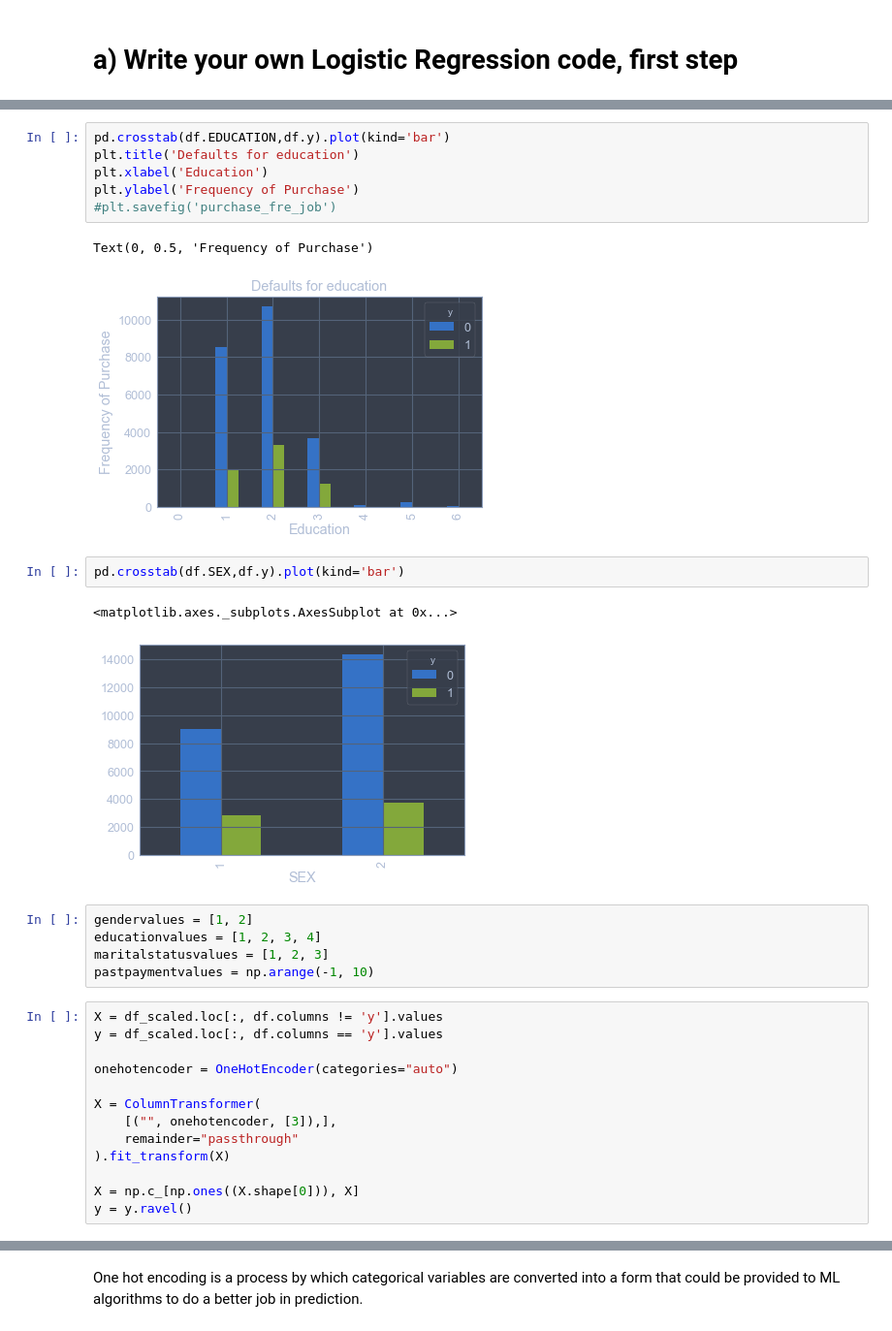
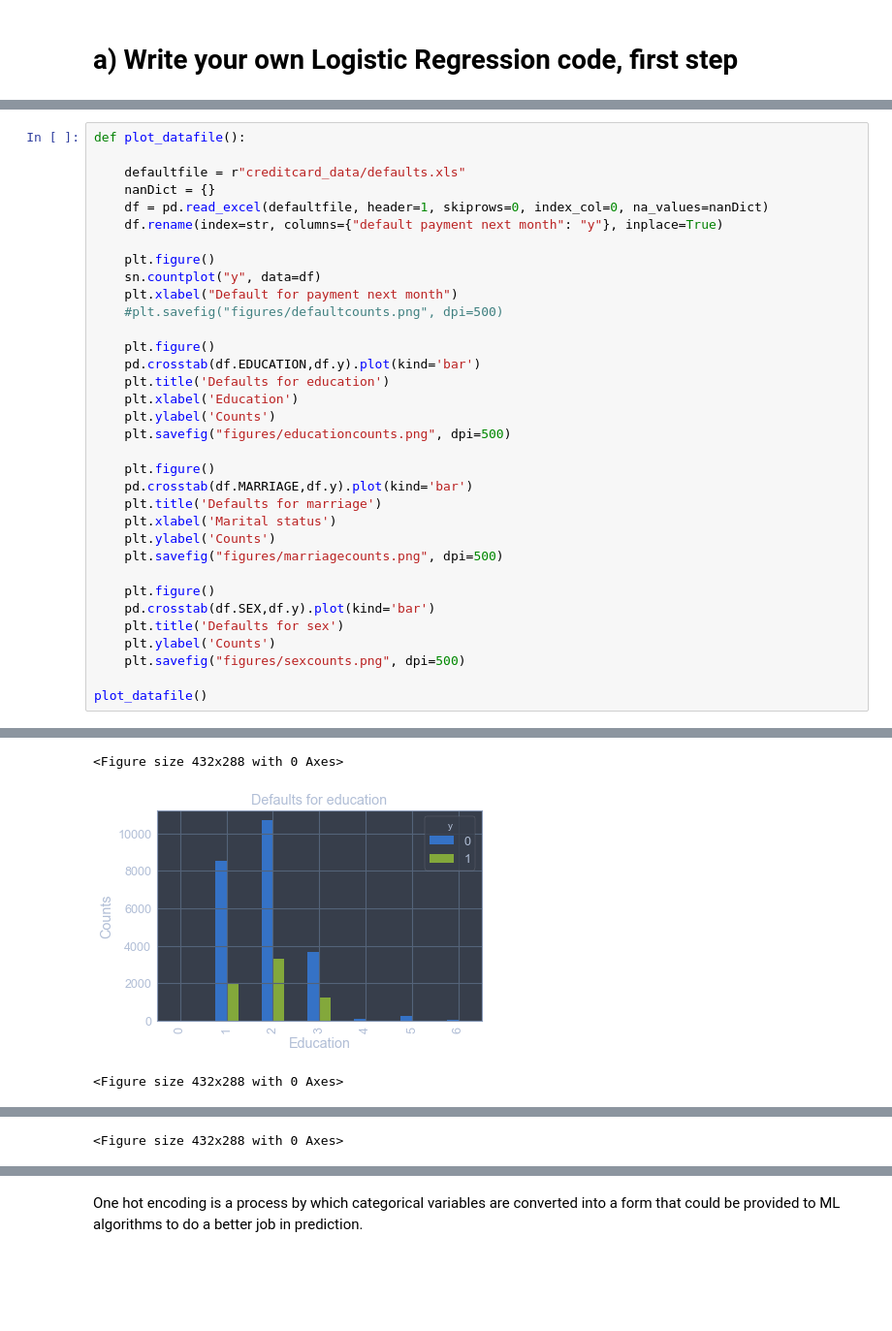
Before and after one commit to casparwb/logreg-neuralnets, a Jupyter notebook: code.ipynb, the cells around one changed output, grey strips where cells are left out. Shown: that part at 97% size. Saved outputs shown, nothing was run; the diff lists cells and outputs as text; blank space fills up the shorter version.

```diff
--- a/code.ipynb
+++ b/code.ipynb
@@ -83,32 +156,35 @@ df.groupby("y").mean()
-# %%
-pd.crosstab(df.EDUCATION,df.y).plot(kind='bar')
-plt.title('Defaults for education')
-plt.xlabel('Education')
-plt.ylabel('Frequency of Purchase')
-#plt.savefig('purchase_fre_job')
-# %% [output]
-Text(0, 0.5, 'Frequency of Purchase')
-[figure, removed]
-# %%
-pd.crosstab(df.SEX,df.y).plot(kind='bar')
-# %% [output]
-<matplotlib.axes._subplots.AxesSubplot at 0x...>
-[figure, removed]
-# %%
-gendervalues = [1, 2]
-educationvalues = [1, 2, 3, 4]
-maritalstatusvalues = [1, 2, 3]
-pastpaymentvalues = np.arange(-1, 10)
-# %%
-X = df_scaled.loc[:, df.columns != 'y'].values
-y = df_scaled.loc[:, df.columns == 'y'].values
-
-onehotencoder = OneHotEncoder(categories="auto")
-
-X = ColumnTransformer(
-    [("", onehotencoder, [3]),],
-    remainder="passthrough"
-).fit_transform(X)
-
-X = np.c_[np.ones((X.shape[0])), X]
-y = y.ravel()
+# %%
+def plot_datafile():
+
+    defaultfile = r"creditcard_data/defaults.xls"
+    nanDict = {}
+    df = pd.read_excel(defaultfile, header=1, skiprows=0, index_col=0, na_values=nanDict)
+    df.rename(index=str, columns={"default payment next month": "y"}, inplace=True)
+
+    plt.figure()
+    sn.countplot("y", data=df)
+    plt.xlabel("Default for payment next month")
+    #plt.savefig("figures/defaultcounts.png", dpi=500)
+
+    plt.figure()
+    pd.crosstab(df.EDUCATION,df.y).plot(kind='bar')
+    plt.title('Defaults for education')
+    plt.xlabel('Education')
+    plt.ylabel('Counts')
+    plt.savefig("figures/educationcounts.png", dpi=500)
+
+    plt.figure()
+    pd.crosstab(df.MARRIAGE,df.y).plot(kind='bar')
+    plt.title('Defaults for marriage')
+    plt.xlabel('Marital status')
+    plt.ylabel('Counts')
+    plt.savefig("figures/marriagecounts.png", dpi=500)
+
+    plt.figure()
+    pd.crosstab(df.SEX,df.y).plot(kind='bar')
+    plt.title('Defaults for sex')
+    plt.ylabel('Counts')
+    plt.savefig("figures/sexcounts.png", dpi=500)
+
+plot_datafile()
+# %% [output]
@@ -114,0 +192,3 @@ y = y.ravel()
+<Figure size 432x288 with 0 Axes>
+[figure, added]
+<Figure size 432x288 with 0 Axes>
@@ -114,0 +196 @@ y = y.ravel()
+<Figure size 432x288 with 0 Axes>
```
Also changed, not shown: parts of 33 cells of this notebook, 53 other files.
